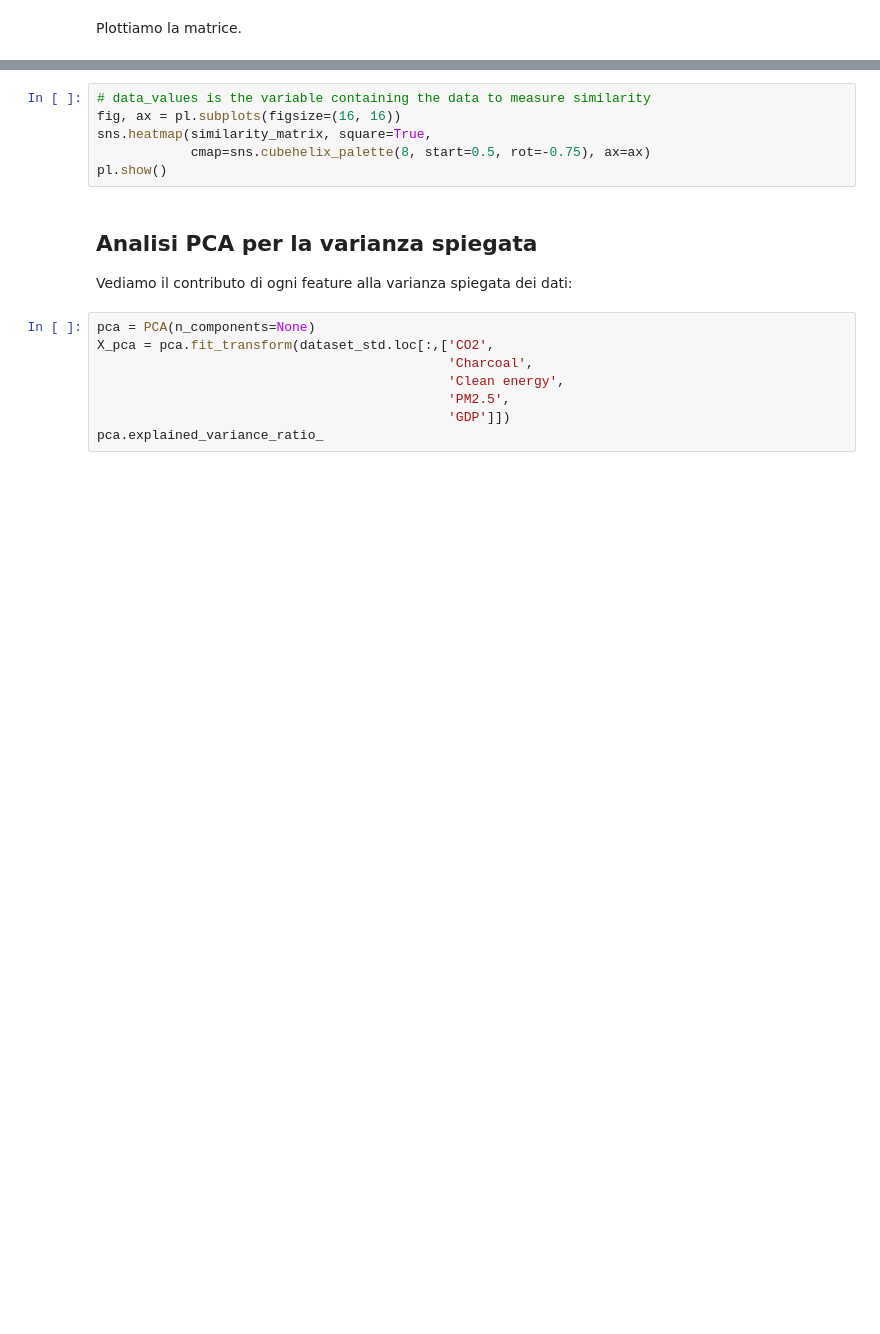
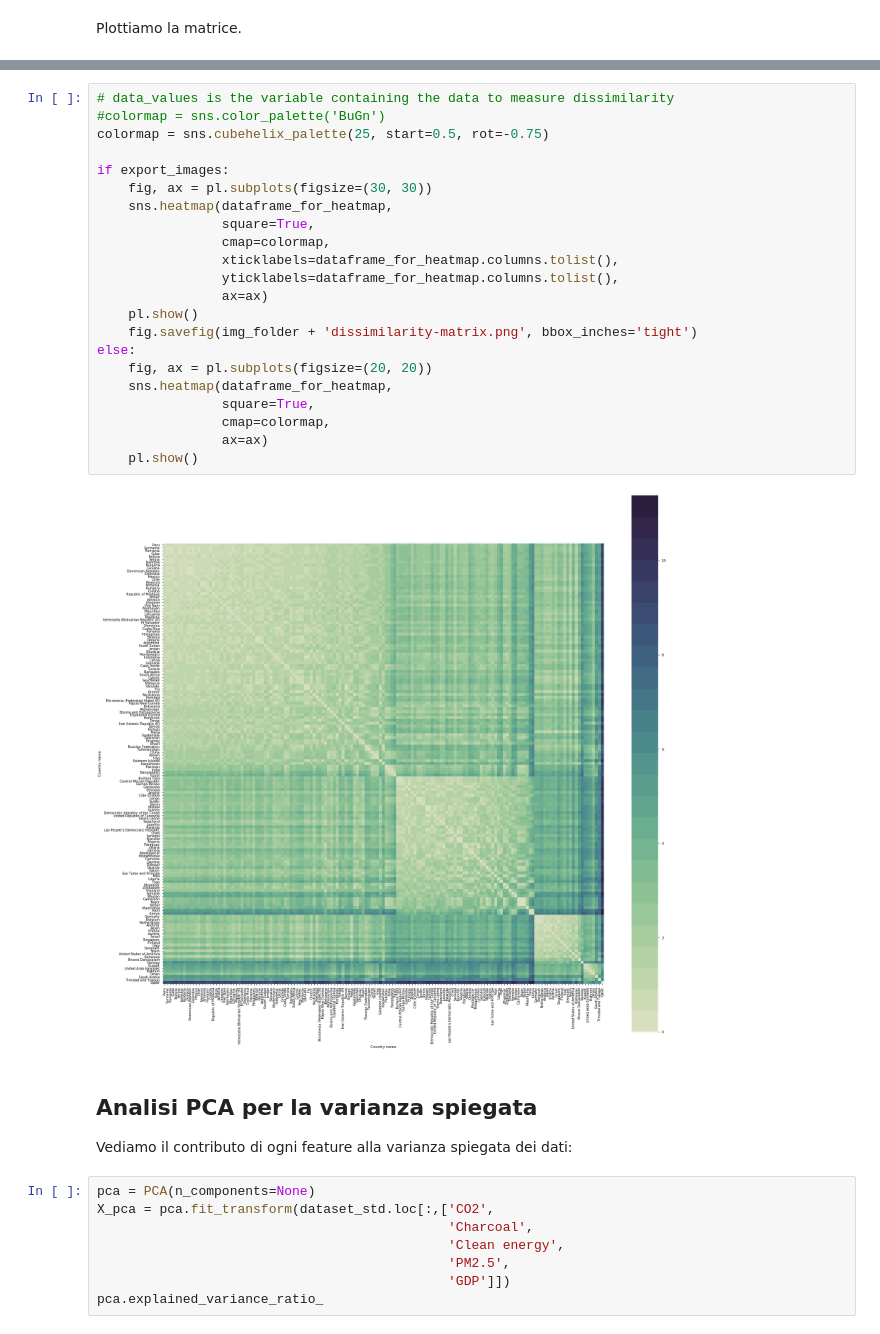
Before and after one commit to PCampi/progettoDT-ML, a Jupyter notebook: Analisi esplorativa e clustering.ipynb, the cells around one changed output, grey strips where cells are left out. Cells and saved outputs as stored; diff of their text form; blank space fills up the shorter version.

```diff
--- a/Analisi esplorativa e clustering.ipynb
+++ b/Analisi esplorativa e clustering.ipynb
@@ -748,9 +718,27 @@ pl.show()
-# %%
-# data_values is the variable containing the data to measure similarity
-fig, ax = pl.subplots(figsize=(16, 16))
-sns.heatmap(similarity_matrix, square=True,
-            cmap=sns.cubehelix_palette(8, start=0.5, rot=-0.75), ax=ax)
-pl.show()
+# %%
+# data_values is the variable containing the data to measure dissimilarity
+#colormap = sns.color_palette('BuGn')
+colormap = sns.cubehelix_palette(25, start=0.5, rot=-0.75)
+
+if export_images:
+    fig, ax = pl.subplots(figsize=(30, 30))
+    sns.heatmap(dataframe_for_heatmap,
+                square=True,
+                cmap=colormap,
+                xticklabels=dataframe_for_heatmap.columns.tolist(),
+                yticklabels=dataframe_for_heatmap.columns.tolist(),
+                ax=ax)
+    pl.show()
+    fig.savefig(img_folder + 'dissimilarity-matrix.png', bbox_inches='tight')
+else:
+    fig, ax = pl.subplots(figsize=(20, 20))
+    sns.heatmap(dataframe_for_heatmap,
+                square=True,
+                cmap=colormap,
+                ax=ax)
+    pl.show()
+# %% [output]
+[figure, added]
 # %% [markdown]
 ## Analisi PCA per la varianza spiegata
 
```
Also changed, not shown: parts of 46 cells of this notebook, 1 other file.
